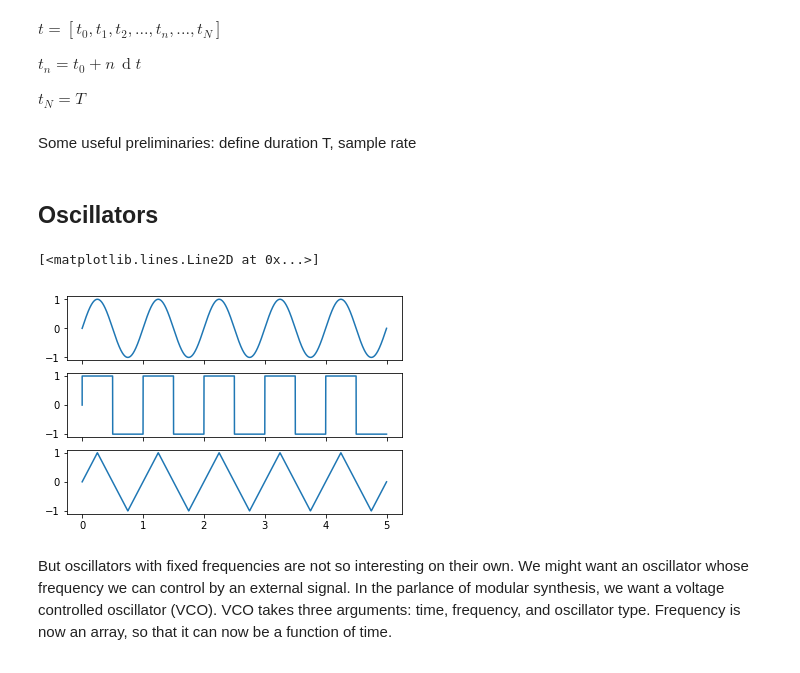
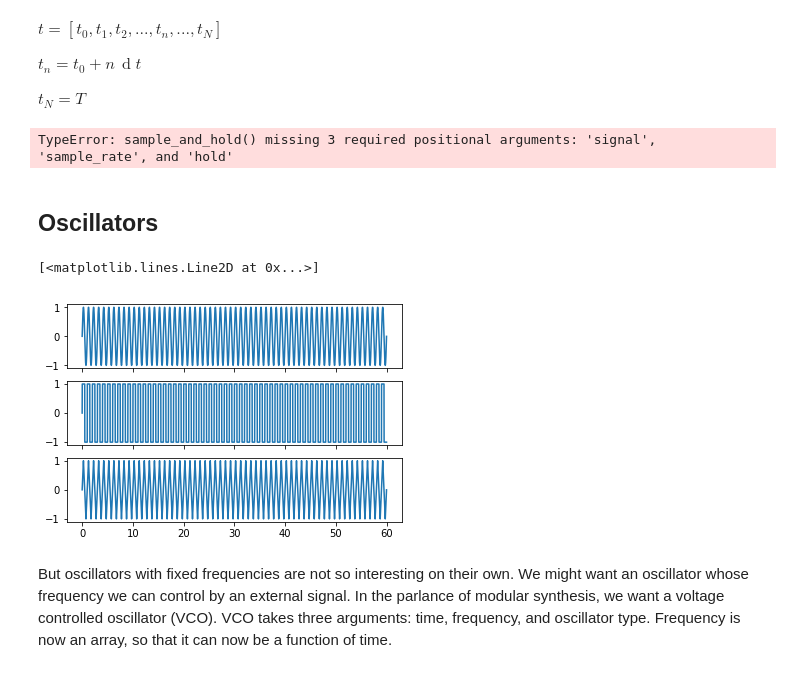
Before and after one commit to alxmrs/huh-computer-music, a Jupyter notebook: Demos/computer_music.ipynb, the cells around one changed output. Drawn from its saved outputs; the diff is of its cells as text; code cells hidden in the pictures.

```diff
--- a/Demos/computer_music.ipynb
+++ b/Demos/computer_music.ipynb
@@ -31,9 +41,17 @@ $ t_{N} = T$
 # sample_and_hold(signal, sample_rate, hold)
 # scale_constructor(f0, key, num_octaves)
 # tempo_to_frequency(tempo, note_duration)
-# %% [markdown]
-Some useful preliminaries: define duration T, sample rate
 # %%
+"""
+Some useful preliminaries: define duration T, sample rate
+
+TODO: make run/pass args to sample_and_hold
+"""
+
+from hcm.signal import time
+from hcm.music import notes, keys
+from hcm.ts import sample_and_hold
+
 T = 60;                       # duration (in seconds)
 sample_rate = 8000;          # (in samples per second)
 t = time(0, T, sample_rate); # time is just np.linspace(0, T, num=sample_rate*T)
@@ -44,7 +62,9 @@ num_octaves = 2;             #
 
 
 
-cv = sample_and_hold()
+cv = sample_and_hold(t, sample_rate)
+# %% [output]
+TypeError: sample_and_hold() missing 3 required positional arguments: 'signal', 'sample_rate', and 'hold'
 # %% [markdown]
 ## Oscillators
 # %%
@@ -60,12 +86,15 @@ wav_write('samples/triangle_wave.wav', sample_rate, triangle_wave)
 # %%
-# plot basic oscillator waveforms
+"""
+plot basic oscillator waveforms
+"""
+
 f, (ax1, ax2, ax3) = plt.subplots(3, 1, sharex=True)
 ax1.plot(t, sine(t, 1))
 ax2.plot(t, square(t, 1))
 ax3.plot(t, triangle(t, 1))
 # %% [output]
 [<matplotlib.lines.Line2D at 0x...>]
-[figure, old version]
+[figure, new version]
 # %% [markdown]
 But oscillators with fixed frequencies are not so interesting on their own. We might want an oscillator whose frequency we can control by an external signal. In the parlance of modular synthesis, we want a voltage controlled oscillator (VCO). VCO takes three arguments: time, frequency, and oscillator type. Frequency is now an array, so that it can now be a function of time.
 # %%
```
Also changed, not shown: parts of 13 cells of this notebook, 1 other file.
